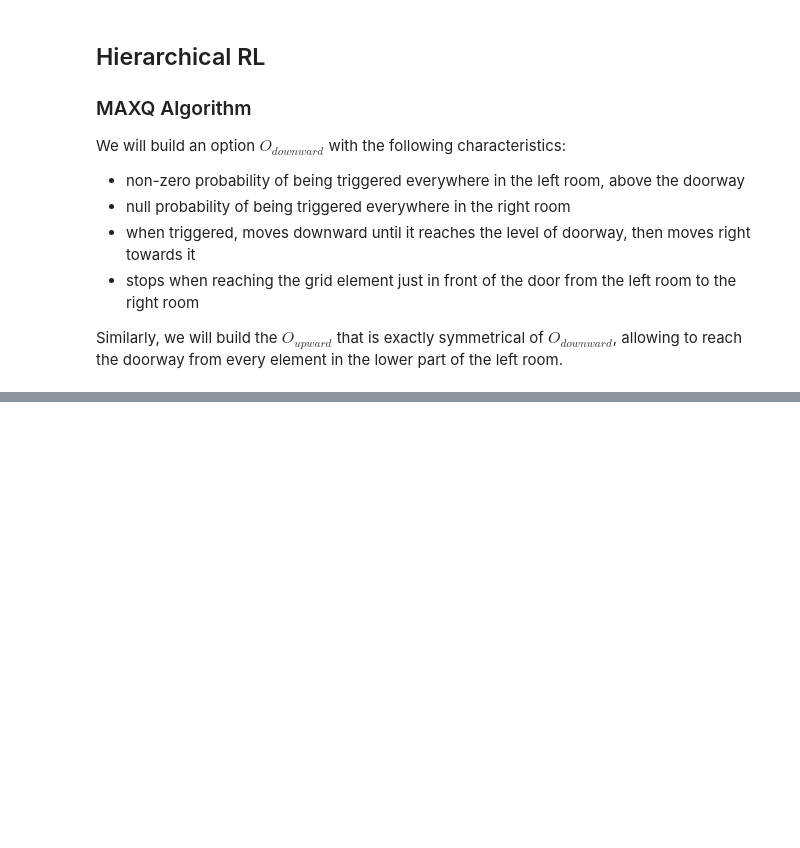
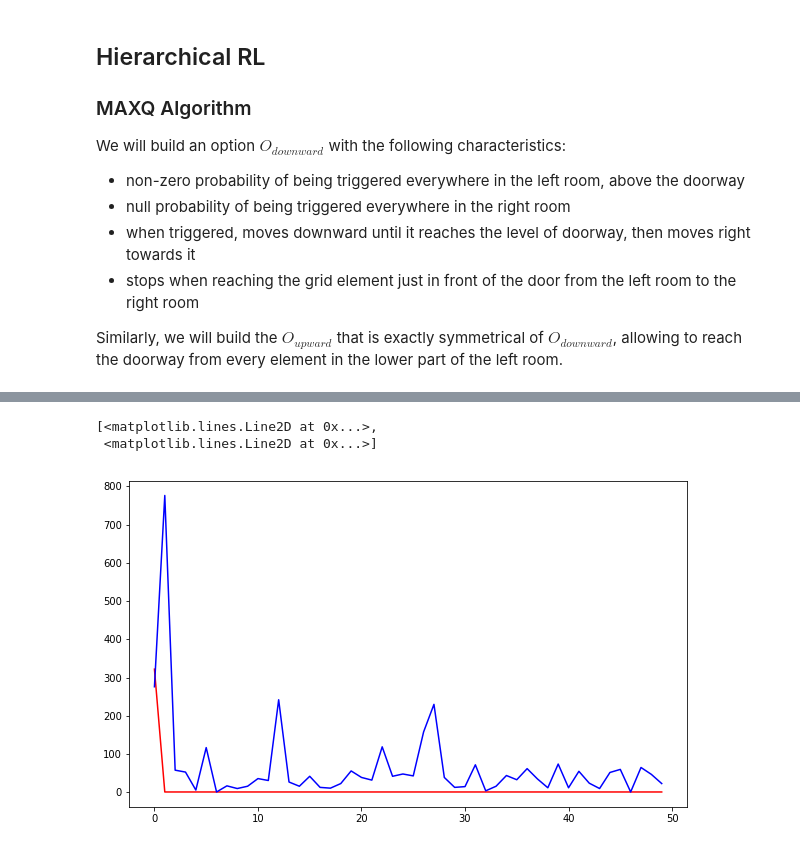
Before and after one commit to slebastard/RLProject, a Jupyter notebook: Hierarchical_RoomProblems.ipynb, the cells around one changed output, grey strips where cells are left out. Cells and saved outputs as stored; diff of their text form; code cells hidden in the pictures; blank space fills up the shorter version.

Commit message:
Added modifs to visualize learning on RL and HRL

```diff
--- a/Hierarchical_RoomProblems.ipynb
+++ b/Hierarchical_RoomProblems.ipynb
@@ -77,4 +83,4 @@ upward_option = Option(upward_initSet, upward_policy, quitMap, name='Upward to d
 # print(upward_initSet)
 # print(quitMap)
 # %%
-MaxQ_2Rooms = MAXQ(twoRooms, alpha0=0.25, expl0=0.9, n_iter=1000, optionSet=[downward_option, upward_option], debug=True)
+MaxQ_2Rooms = MAXQ(twoRooms, alpha0=0.25, expl0=0.9, n_iter=5000, optionSet=[downward_option, upward_option], debug=False)
@@ -80,0 +103,7 @@ MaxQ_2Rooms = MAXQ(twoRooms, alpha0=0.25, expl0=0.9, n_iter=1000, optionSet=[dow
+# %%
+# plt.plot(range(max(MaxQ_2Rooms.n_iter, P.max_iter)), MaxQ_2Rooms.timeLog, 'r', range(max(MaxQ_2Rooms.n_iter, P.max_iter)), P.timeLog, 'b')
+plt.plot(range(50), MaxQ_2Rooms.timeLog[:50], 'r', range(50), P.timeLog[:50], 'b')
+# %% [output]
+[<matplotlib.lines.Line2D at 0x...>,
+ <matplotlib.lines.Line2D at 0x...>]
+[figure, added]
```
Also changed, not shown: parts of 6 cells of this notebook, 3 other files.
